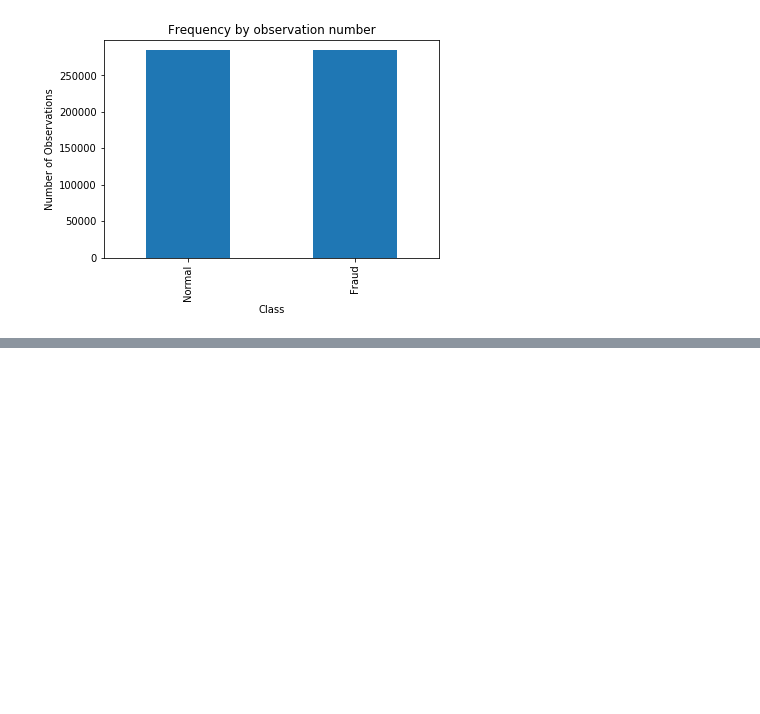
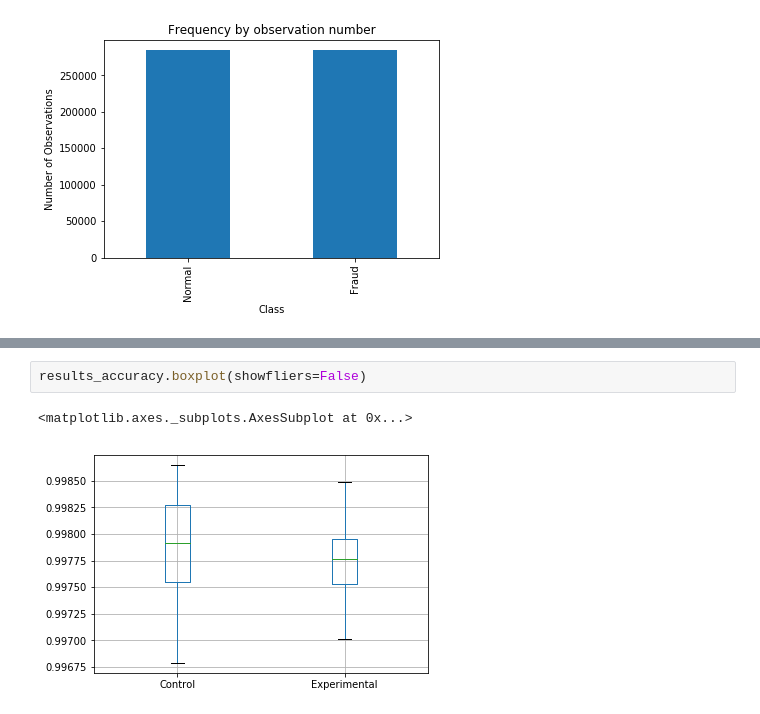
Before and after one commit to Bnic3/creditcard_fraud_detector, a Jupyter notebook: fraud_detector/fraud_detector.ipynb, the cells around one changed output, grey strips where cells are left out. Drawn from its saved outputs; the diff is of its cells as text; blank space fills up the shorter version.

```diff
--- a/fraud_detector/fraud_detector.ipynb
+++ b/fraud_detector/fraud_detector.ipynb
@@ -174,0 +458,5 @@ plt.ylabel("Number of Observations")
+# %%
+results_accuracy.boxplot(showfliers=False)
+# %% [output]
+<matplotlib.axes._subplots.AxesSubplot at 0x...>
+[figure, added]
```
Also changed, not shown: parts of 25 cells of this notebook, 2 other files.
